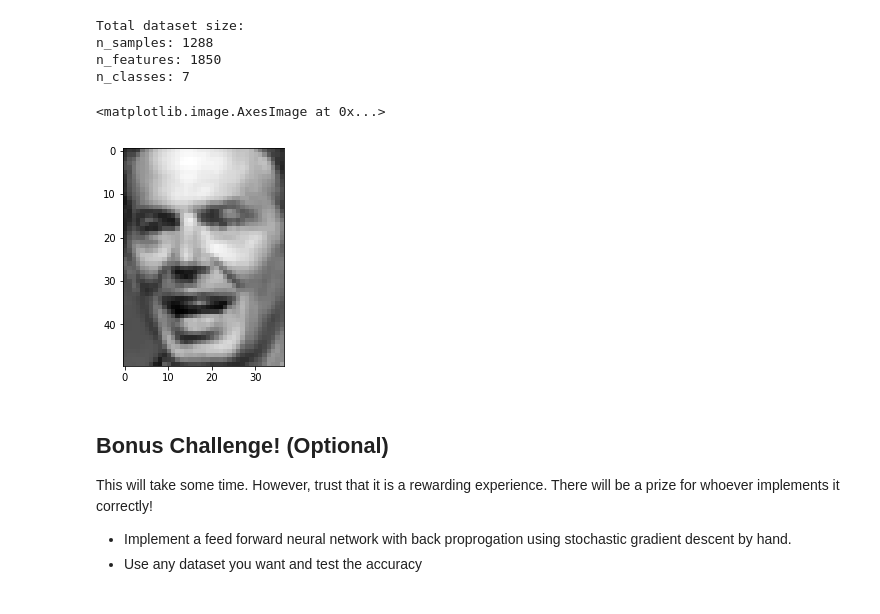
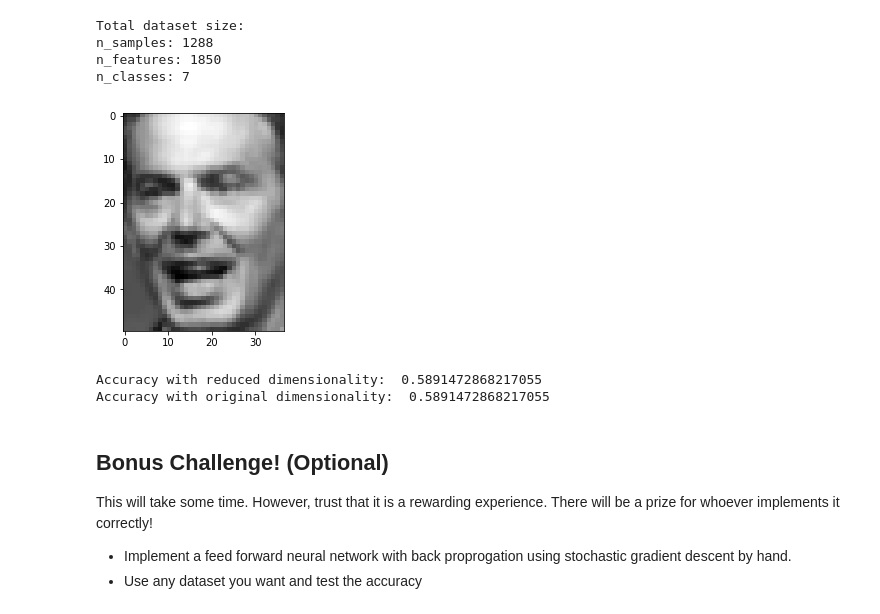
Before and after one commit to McGillAISociety/mais-bootcamp-w2019, a Jupyter notebook: Assignment4/MAIS 202 - Assignment 4.ipynb, the cells around one changed output. Saved outputs shown, nothing was run; the diff lists cells and outputs as text; code cells hidden in the pictures.

```diff
--- a/Assignment4/MAIS 202 - Assignment 4.ipynb
+++ b/Assignment4/MAIS 202 - Assignment 4.ipynb
@@ -90,7 +246,7 @@ In the 1980's', Alex 'Sandy' Pentland came up with 'EigenFaces'. A novel way for
 from sklearn.datasets import fetch_lfw_people
 
 # uncomment below to load dataset(takes ~5 mins to load data)
-# lfw_people = fetch_lfw_people(min_faces_per_person=70, resize=0.4)
+lfw_people = fetch_lfw_people(min_faces_per_person=70, resize=0.4)
 
 # introspect the images arrays to find the shapes (for plotting)
 n_samples, h, w = lfw_people.images.shape
@@ -113,14 +269,46 @@ Total dataset size:
 n_samples: 1288
 n_features: 1850
 n_classes: 7
-# %%
-# plot an example image
-plt.imshow(X[1].reshape(h,w), cmap = 'gray')
-
-### insert your code here ###
-# %% [output]
-<matplotlib.image.AxesImage at 0x...>
-[figure, removed]
+# %%
+import matplotlib.pyplot as plt
+import numpy as np
+from sklearn.decomposition import PCA
+from sklearn.metrics import accuracy_score
+from sklearn.neighbors import KNeighborsClassifier
+
+# plot an example image
+plt.imshow(X[1].reshape(h,w), cmap = 'gray')
+plt.show()
+
+# Split dataset
+split = int(len(X) * 0.9) # Take 90% of data as training, 10% for validation
+train_X = X[:split]
+train_y = y[:split]
+test_X = X[split:]
+test_y = y[split:]
+
+# Using 50 components
+pca = PCA(n_components=50)
+pca.fit(X)
+
+train_X_pca = pca.transform(train_X)
+test_X_pca = pca.transform(test_X)
+
+# KNN with reduced dimensionality
+knn_pca = KNeighborsClassifier(n_neighbors=3)
+knn_pca.fit(train_X_pca, train_y)
+print("Accuracy with reduced dimensionality: ", accuracy_score(test_y, knn_pca.predict(test_X_pca)))
+
+# KNN with original dimensionality
+knn = KNeighborsClassifier(n_neighbors=3)
+knn.fit(train_X, train_y)
+print("Accuracy with original dimensionality: ", accuracy_score(test_y, knn.predict(test_X)))
+
+# I train a neural network on this data better, which makes for a much better classifier
+# %% [output]
+[figure, added]
+Accuracy with reduced dimensionality:  0.5891472868217055
+Accuracy with original dimensionality:  0.5891472868217055
 # %% [markdown]
 ## Bonus Challenge! (Optional)
 
```
Also changed, not shown: parts of 22 cells of this notebook.
